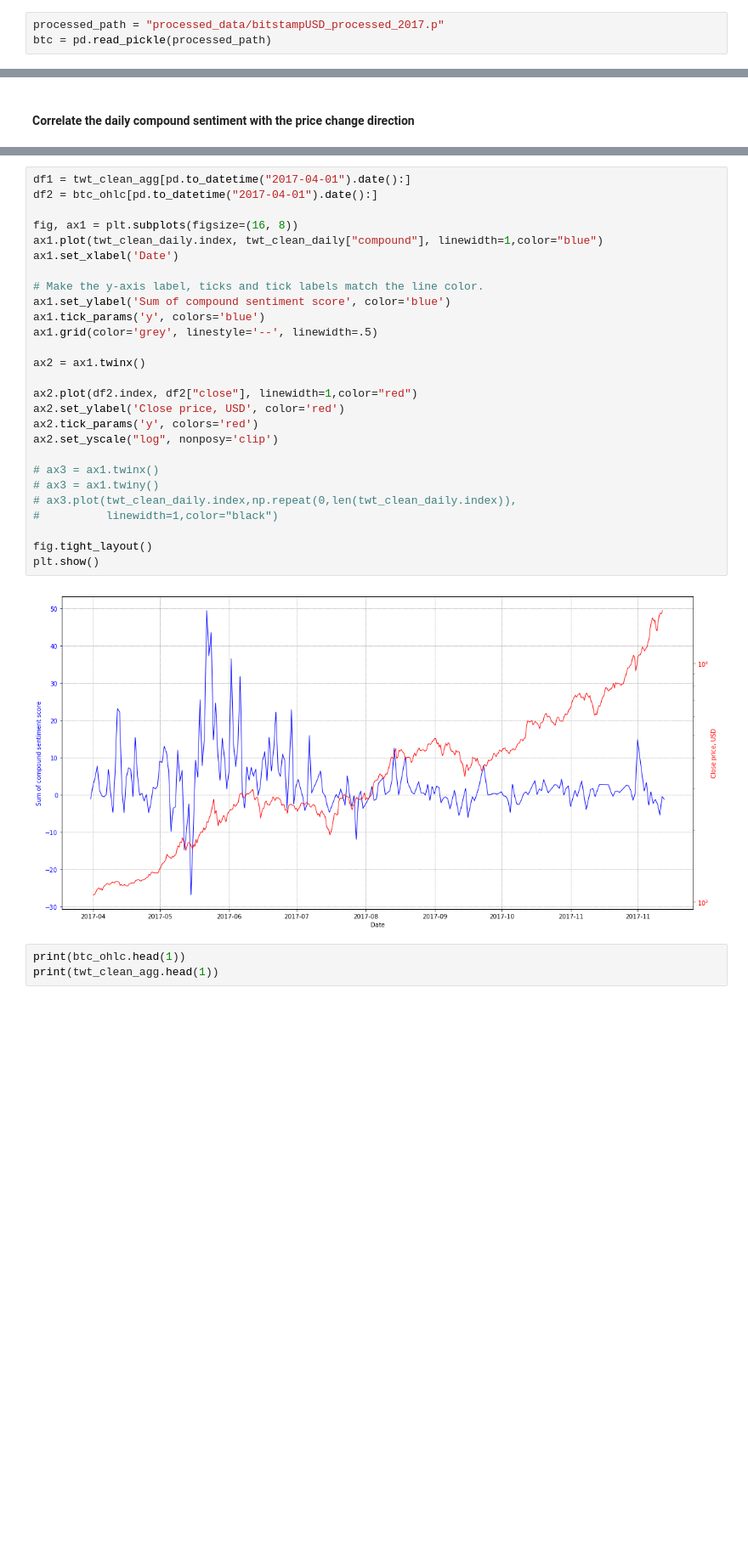
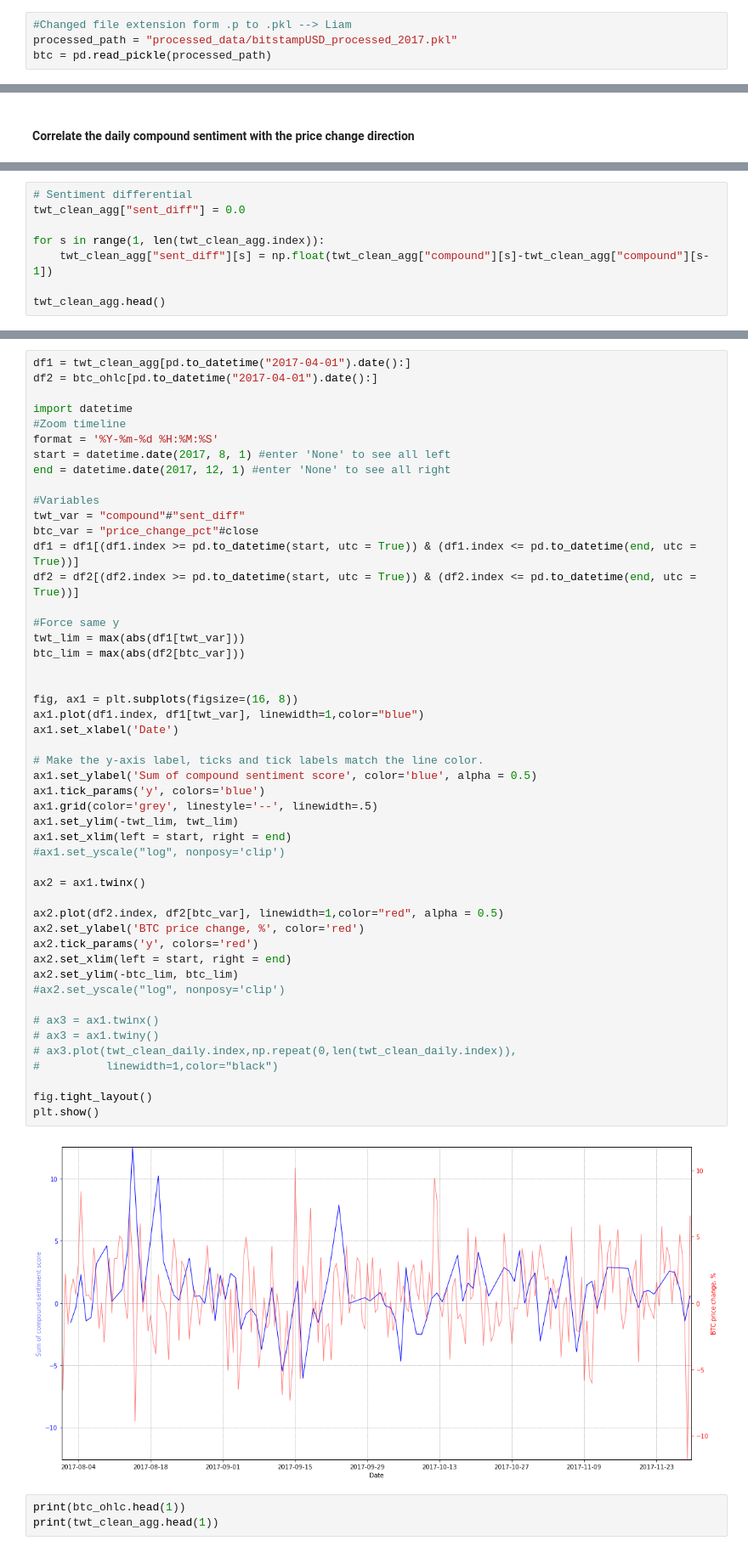
Before and after one commit to Liam-O/Data620, a Jupyter notebook: FinalProject/getting_btc_price.ipynb, the cells around one changed output, grey strips where cells are left out. Shown at 85% size. Drawn from its saved outputs; the diff is of its cells as text; blank space fills up the shorter version.

Commit message:
Altered plot and created word freqs

```diff
--- a/FinalProject/getting_btc_price.ipynb
+++ b/FinalProject/getting_btc_price.ipynb
@@ -56,7 +56,8 @@ import matplotlib.pyplot as plt
 # btc.to_csv("processed_data/bitstampUSD_processed_2017.csv",index=False)
 # btc.to_pickle("processed_data/bitstampUSD_processed_2017.p")
 # %%
-processed_path = "processed_data/bitstampUSD_processed_2017.p"
+#Changed file extension form .p to .pkl --> Liam
+processed_path = "processed_data/bitstampUSD_processed_2017.pkl"
 btc = pd.read_pickle(processed_path)
 # %%
 btc.head()
@@ -365,0 +357,8 @@ twt_clean_agg.head()
+# %%
+# Sentiment differential
+twt_clean_agg["sent_diff"] = 0.0
+
+for s in range(1, len(twt_clean_agg.index)):
+    twt_clean_agg["sent_diff"][s] = np.float(twt_clean_agg["compound"][s]-twt_clean_agg["compound"][s-1])
+
+twt_clean_agg.head()
@@ -366,32 +373,54 @@ twt_clean_agg.head()
 # %%
 df1 = twt_clean_agg[pd.to_datetime("2017-04-01").date():]
 df2 = btc_ohlc[pd.to_datetime("2017-04-01").date():]
 
+import datetime
+#Zoom timeline
+format = '%Y-%m-%d %H:%M:%S'
+start = datetime.date(2017, 8, 1) #enter 'None' to see all left
+end = datetime.date(2017, 12, 1) #enter 'None' to see all right
+
+#Variables
+twt_var = "compound"#"sent_diff"
+btc_var = "price_change_pct"#close
+df1 = df1[(df1.index >= pd.to_datetime(start, utc = True)) & (df1.index <= pd.to_datetime(end, utc = True))]
+df2 = df2[(df2.index >= pd.to_datetime(start, utc = True)) & (df2.index <= pd.to_datetime(end, utc = True))]
+
+#Force same y
+twt_lim = max(abs(df1[twt_var]))
+btc_lim = max(abs(df2[btc_var]))
+
+
 fig, ax1 = plt.subplots(figsize=(16, 8))
-ax1.plot(twt_clean_daily.index, twt_clean_daily["compound"], linewidth=1,color="blue")
+ax1.plot(df1.index, df1[twt_var], linewidth=1,color="blue")
 ax1.set_xlabel('Date')
 
 # Make the y-axis label, ticks and tick labels match the line color.
-ax1.set_ylabel('Sum of compound sentiment score', color='blue')
+ax1.set_ylabel('Sum of compound sentiment score', color='blue', alpha = 0.5)
 ax1.tick_params('y', colors='blue')
 ax1.grid(color='grey', linestyle='--', linewidth=.5)
+ax1.set_ylim(-twt_lim, twt_lim)
+ax1.set_xlim(left = start, right = end)
+#ax1.set_yscale("log", nonposy='clip')
 
 ax2 = ax1.twinx()
 
-ax2.plot(df2.index, df2["close"], linewidth=1,color="red")
-ax2.set_ylabel('Close price, USD', color='red')
+ax2.plot(df2.index, df2[btc_var], linewidth=1,color="red", alpha = 0.5)
+ax2.set_ylabel('BTC price change, %', color='red')
 ax2.tick_params('y', colors='red')
-ax2.set_yscale("log", nonposy='clip')
+ax2.set_xlim(left = start, right = end)
+ax2.set_ylim(-btc_lim, btc_lim)
+#ax2.set_yscale("log", nonposy='clip')
 
 # ax3 = ax1.twinx()
 # ax3 = ax1.twiny()
 # ax3.plot(twt_clean_daily.index,np.repeat(0,len(twt_clean_daily.index)),
 #          linewidth=1,color="black")
 
 fig.tight_layout()
 plt.show()
 # %% [output]
-[figure, old version]
+[figure, new version]
 # %%
 print(btc_ohlc.head(1))
 print(twt_clean_agg.head(1))
```
Also changed, not shown: parts of 21 cells of this notebook.
